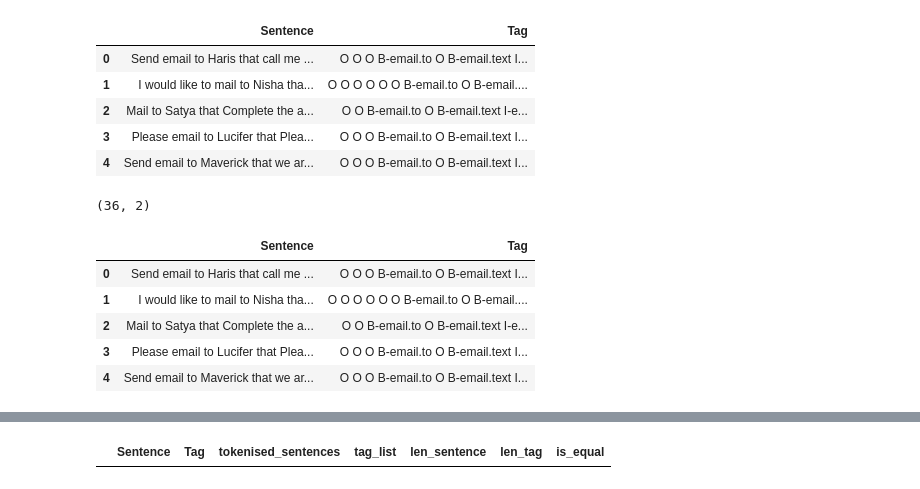
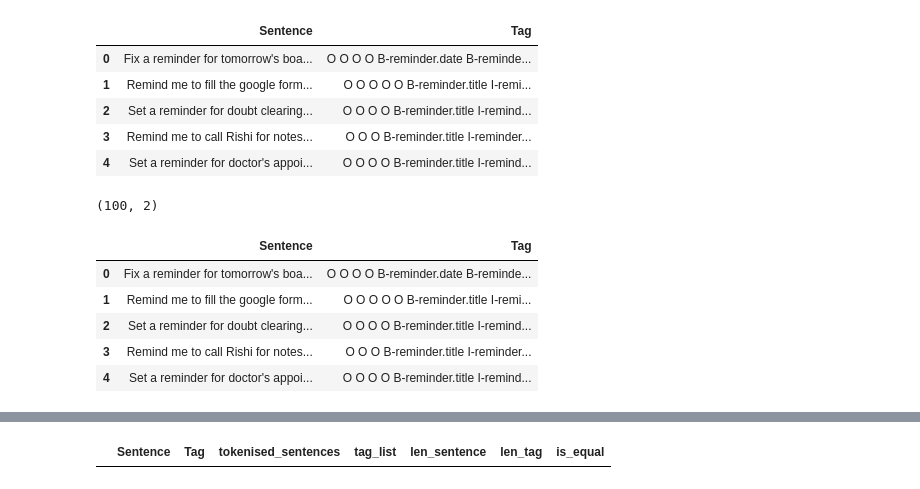
Before and after one commit to bvprasan/GLDN, a Jupyter notebook: OpenTitle.ipynb, the cells around one changed output, grey strips where cells are left out. Drawn from its saved outputs; the diff is of its cells as text; code cells hidden in the pictures.

```diff
--- a/OpenTitle.ipynb
+++ b/OpenTitle.ipynb
@@ -9,30 +9,30 @@ from sklearn.model_selection import train_test_split
 
 import tensorflow as tf
 # %%
-data=pd.read_csv("/content/email_upd.txt",encoding="latin1",delimiter='\t')
+data=pd.read_csv("/content/Reminder_updated_upd.txt",encoding="latin1",delimiter='\t')
 data.head()
 # %% [output]
 |  | Sentence | Tag |
-| 0 | Send email to Haris that call me ... | O O O B-email.to O B-email.text I... |
-| 1 | I would like to mail to Nisha tha... | O O O O O O B-email.to O B-email.... |
-| 2 | Mail to Satya that Complete the a... | O O B-email.to O B-email.text I-e... |
-| 3 | Please email to Lucifer that Plea... | O O O B-email.to O B-email.text I... |
-| 4 | Send email to Maverick that we ar... | O O O B-email.to O B-email.text I... |
+| 0 | Fix a reminder for tomorrow's boa... | O O O O B-reminder.date B-reminde... |
+| 1 | Remind me to fill the google form... | O O O O O B-reminder.title I-remi... |
+| 2 | Set a reminder for doubt clearing... | O O O O B-reminder.title I-remind... |
+| 3 | Remind me to call Rishi for notes... | O O O B-reminder.title I-reminder... |
+| 4 | Set a reminder for doctor's appoi... | O O O O B-reminder.title I-remind... |
 # %%
 data.dropna(inplace=True)
 # %%
 data.shape
 # %% [output]
-(36, 2)
+(100, 2)
 # %%
 data.head()
 # %% [output]
 |  | Sentence | Tag |
-| 0 | Send email to Haris that call me ... | O O O B-email.to O B-email.text I... |
-| 1 | I would like to mail to Nisha tha... | O O O O O O B-email.to O B-email.... |
-| 2 | Mail to Satya that Complete the a... | O O B-email.to O B-email.text I-e... |
-| 3 | Please email to Lucifer that Plea... | O O O B-email.to O B-email.text I... |
-| 4 | Send email to Maverick that we ar... | O O O B-email.to O B-email.text I... |
+| 0 | Fix a reminder for tomorrow's boa... | O O O O B-reminder.date B-reminde... |
+| 1 | Remind me to fill the google form... | O O O O O B-reminder.title I-remi... |
+| 2 | Set a reminder for doubt clearing... | O O O O B-reminder.title I-remind... |
+| 3 | Remind me to call Rishi for notes... | O O O B-reminder.title I-reminder... |
+| 4 | Set a reminder for doctor's appoi... | O O O O B-reminder.title I-remind... |
 # %%
 agg_data = data.copy(True)
 agg_data['tokenised_sentences']=agg_data['Sentence'].apply(lambda x:x.split())
```
Also changed, not shown: parts of 39 cells of this notebook.
